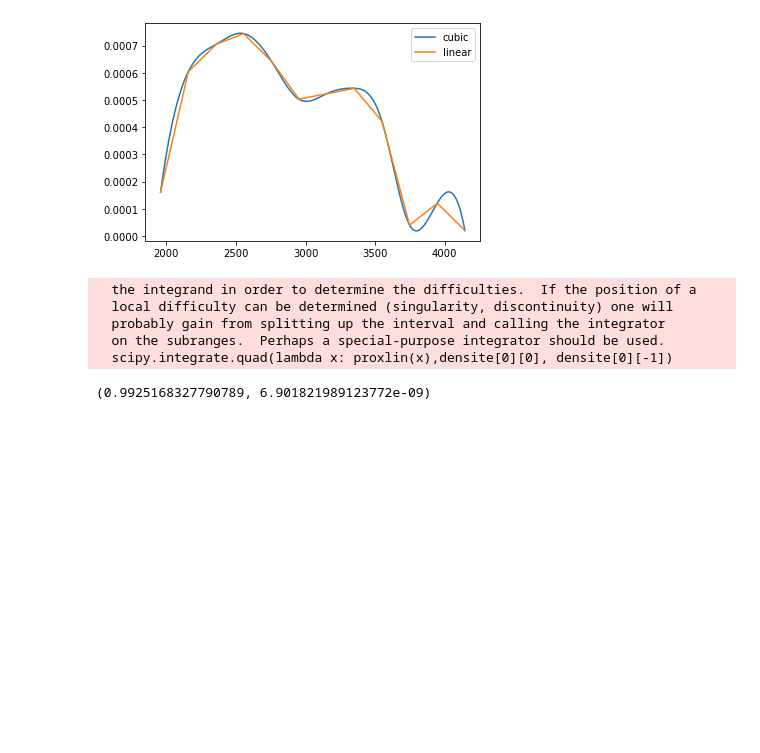
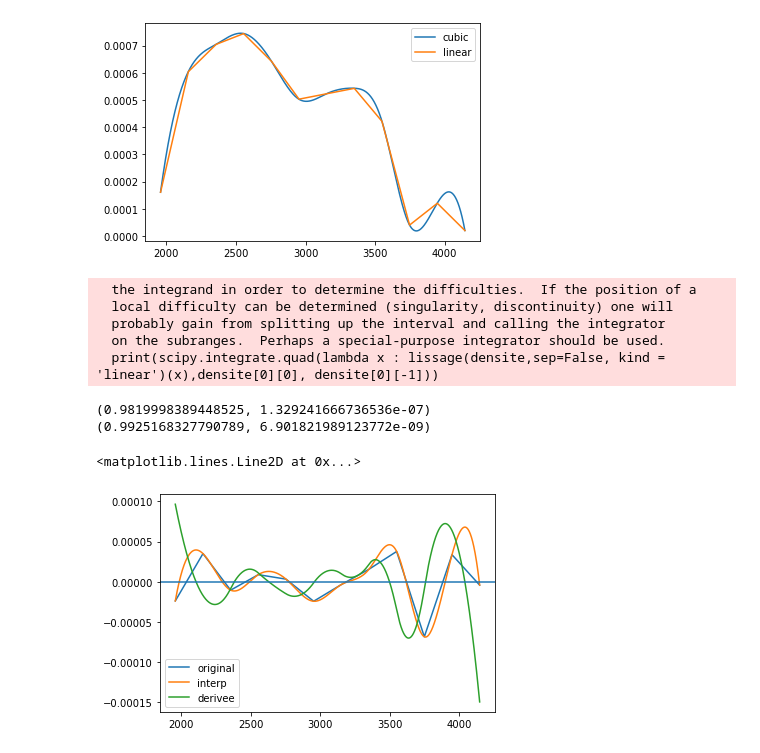
Before and after one commit to Kirscher/ResultAthle, a Jupyter notebook: algoStatCourse.ipynb, the cells around one changed output. Cells and saved outputs as stored; diff of their text form; code cells hidden in the pictures; blank space fills up the shorter version.

```diff
--- a/algoStatCourse.ipynb
+++ b/algoStatCourse.ipynb
@@ -149,16 +151,38 @@ plt.show()
 [figure]
 # %%
 #test de fonctionnement 1:
-scipy.integrate.quad(lambda x: proxlin(x),densite[0][0], densite[0][-1])
+print(scipy.integrate.quad(lambda x : lissage(densite,sep=False, kind = 'linear')(x),densite[0][0], densite[0][-1]))
 # (0.9819998389448525, 1.329241666736536e-07)
+#l'interpolation linéaire fait lever un warning lors de l'intégration car elle est affine par morceaux.
 
 #test de fonctionnement2:
-scipy.integrate.quad(lambda x: scipy.interpolate.splev(x,poly),densite[0][0], densite[0][-1])
-(0.9925168327790789, 6.901821989123772e-09)
+print(scipy.integrate.quad(lambda x: lissage(densite, sep = True)(x),densite[0][0], densite[0][-1]))
+#(0.9925168327790789, 6.901821989123772e-09)
 # %% [output]
   the integrand in order to determine the difficulties.  If the position of a
   local difficulty can be determined (singularity, discontinuity) one will
   probably gain from splitting up the interval and calling the integrator
   on the subranges.  Perhaps a special-purpose integrator should be used.
-  scipy.integrate.quad(lambda x: proxlin(x),densite[0][0], densite[0][-1])
+  print(scipy.integrate.quad(lambda x : lissage(densite,sep=False, kind = 'linear')(x),densite[0][0], densite[0][-1]))
+(0.9819998389448525, 1.329241666736536e-07)
 (0.9925168327790789, 6.901821989123772e-09)
+# %%
+
+x= np.linspace(brten[0,0],brten[0,-1], int(1e5))
+poly = scipy.interpolate.splrep(brten[0],brten[1])
+def f0(x):
+    return scipy.interpolate.splev(x, poly, der = 0)
+def f1(x):
+    return 1e2*scipy.interpolate.splev(x, poly, der = 1)
+def f2(x):
+    return 1e2*scipy.interpolate.splev(x, poly, der = 2)
+h0 = f0(x)
+h1 = f1(x)
+plt.plot(brten[0], brten[1], label = 'original')
+plt.plot(x,h0, label = 'interp')
+plt.plot(x,h1, label = 'derivee')
+plt.legend()
+plt.axhline(0)
+# %% [output]
+<matplotlib.lines.Line2D at 0x...>
+[figure, added]
```
Also changed, not shown: parts of 3 cells of this notebook.
